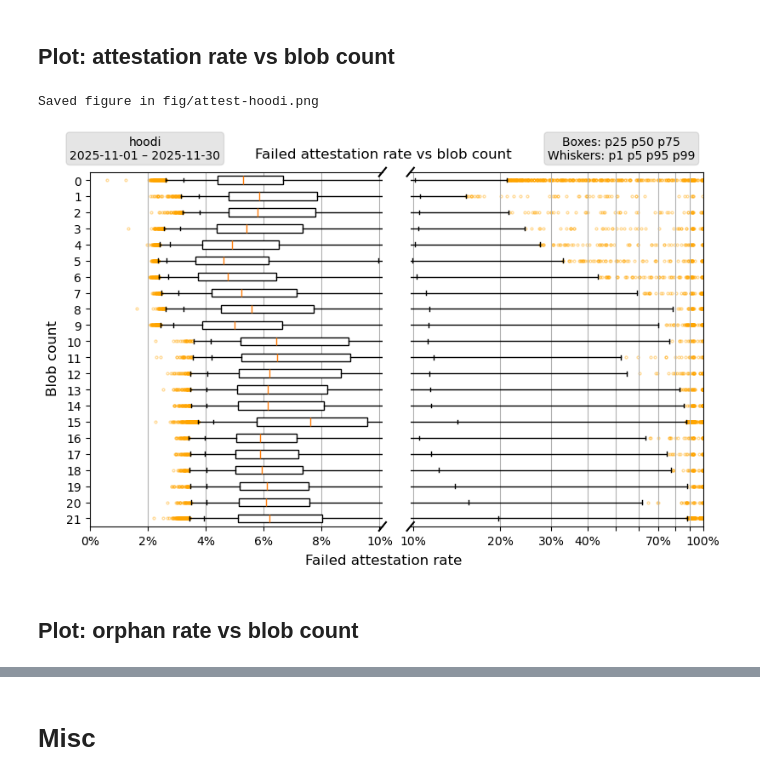
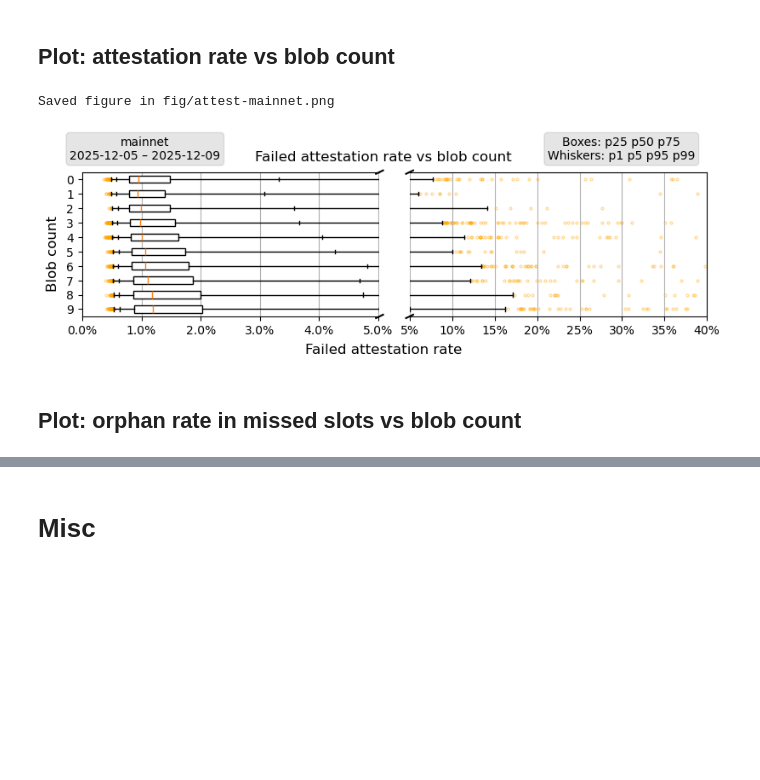
Before and after one commit to chainbound/blob-seeder-data, a Jupyter notebook: xatu_queries_plots.ipynb, the cells around one changed output, grey strips where cells are left out. Saved outputs shown, nothing was run; the diff lists cells and outputs as text; code cells hidden in the pictures; blank space fills up the shorter version.

```diff
--- a/xatu_queries_plots.ipynb
+++ b/xatu_queries_plots.ipynb
@@ -740,7 +632,7 @@ Saved figure in fig/blocks-networks.png
 ## Plot: block discovery latency vs blob count
 # %%
 # Filter early by network for speed
-network = 'hoodi'
+network = 'mainnet'
 if DEVNET5:
     network = 'fusaka-devnet-5'
 
@@ -765,6 +657,9 @@ df_blobs = None
 data = {}
 blobs_min = df['blob_count'].min()
 blobs_max = df['blob_count'].max()
+if DEVNET5:
+    # Filter out data above 32 blobs because too sparse
+    blobs_max = 32
 for i in range(blobs_min, blobs_max + 1):
     data[i] = df[ df['blob_count'] == i ]['block_latency'].reset_index(drop=True)
     data[i] = data[i].dropna()
@@ -772,12 +667,15 @@ for i in range(blobs_min, blobs_max + 1):
 df = None
 #print(data[10])
 
-figsize = (8, 3)
+figsize = (8, 2.5)
 xlim = 5*1000
 if blobs_max > 10:
+    figsize = (8, 3.5)
+if blobs_max > 20:
     figsize = (8, 5)
 if DEVNET5:
-    figsize = (8,15)
+    #figsize = (8,15)
+    figsize = (8, 7)
     xlim = 8*1000
 
 fig, ax = plt.subplots(1, 1, constrained_layout=True, figsize=figsize)
@@ -803,7 +701,7 @@ ytext = {
 addParametersBox(ytext[network])
 addExplainerBox(ytext[network])
 
-saveFig(f"blobs-{network}")
+saveFig(f"latency-{network}")
 plt.show()
 data = None
 # %% [output]
@@ -813,7 +711,7 @@ Saved figure in fig/blobs-hoodi.png
 ## Plot: attestation rate vs blob count
 # %%
 # Filter early by network for speed
-network = 'hoodi'
+network = 'mainnet'
 if DEVNET5:
     network = 'fusaka-devnet-5'
 
@@ -829,7 +727,6 @@ df = pd.merge(df_att, df_blobs, on=['network', 'slot'], how='left')
 # If the blob data for a block is NaN, it means there are no blob in that block
 df['blob_count'] = df['blob_count'].fillna(0).astype(np.uint32)
 df['total_blob_size'] = df['total_blob_size'].fillna(0).astype(np.uint32)
-#print(df)
 
 df_att = None
 df_blobs = None
@@ -838,6 +735,9 @@ df_blobs = None
 data = {}
 blobs_min = df['blob_count'].min()
 blobs_max = df['blob_count'].max()
+if DEVNET5:
+    # Filter out data above 32 blobs because too sparse
+    blobs_max = 32
 for i in range(blobs_min, blobs_max + 1):
     mask = df['blob_count'] == i
     data[i] = 1.0 - df[mask]['attested_validators'] / df[mask]['total_validators']
@@ -875,56 +775,71 @@ def attestSplitPlot(figsize):
     boxplot(ax[0], [data[i] for i in columns_order])
     boxplot(ax[1], [data[i] for i in columns_order])
 
-    ax[1].set_xscale('log')
+    #ax[1].set_xscale('log')
     ax[0].set_yticklabels(columns_order)
     ax[1].set_yticks([])
 
     return fig, ax
 
 
+figsize = (8, 2.5)
+if blobs_max > 10:
+    figsize = (8, 3.5)
+if blobs_max > 20:
+    figsize = (8, 5)
+if DEVNET5:
+    #figsize = (8,15)
+    figsize = (8, 7)
+
 fig, ax, ytext = None, None, None
 if network == 'mainnet':
-    fig, ax = attestSplitPlot(figsize=(8, 3))
+    #fig, ax = attestOnePlot(figsize=figsize, xlims=(0, 0.15))
+    fig, ax = attestSplitPlot(figsize=figsize)
     ytext = 0.99
 
-    ax[0].set_xlim(0, 0.0102)
-    ax[1].set_xlim(0.0098, 1)
+    #ax[0].set_xlim(0, 0.0102)
+    #ax[1].set_xlim(0.0098, 0.4)
+    #ax[1].set_xticks([0.01, 0.1, 0.2, 0.3, 0.4])
+    ax[0].set_xlim(0, 0.0502)
+    ax[1].set_xlim(0.0498, 0.4)
     ax[0].xaxis.set_major_formatter(ticker.FuncFormatter(lambda x, pos: "%.1f%%" % (x*100)))
     ax[1].xaxis.set_major_formatter(ticker.FuncFormatter(lambda x, pos: "%.0f%%" % (x*100)))
 
 if network == 'hoodi':
-    fig, ax = attestSplitPlot(figsize=(8, 5))
+    fig, ax = attestSplitPlot(figsize=figsize)
     ytext = 0.99
 
     ax[0].set_xlim(0, 0.101)
-    ax[1].set_xlim(0.098, 1)
+    ax[1].set_xlim(0.098, 0.4)
     ax[0].xaxis.set_major_formatter(ticker.FuncFormatter(lambda x, pos: "%.0f%%" % (x*100)))
-    ax[1].set_xticks([0.1 * i for i in range(1, 11)])
-    ax[1].set_xticklabels(["10%", "20%", "30%", "40%", "", "", "70%", "", "", "100%"])
+    #ax[1].set_xticks([0.1 * i for i in range(1, 11)])
+    ax[1].set_xticks([0.1, 0.2, 0.3, 0.4])
+    ax[1].set_xticklabels(["10%", "20%", "30%", "40%"])
 
 if network == 'sepolia':
-    fig, ax = attestOnePlot(figsize=(8, 5), xlims=(0, 0.4))
+    fig, ax = attestOnePlot(figsize=figsize, xlims=(0, 0.4))
     ytext = 0.995
 
 if network == 'fusaka-devnet-5':
-    fig, ax = attestOnePlot(figsize=(8, 15), xlims=(0, 1))
+    #fig, ax = attestOnePlot(figsize=(8, 15), xlims=(0, 1))
+    fig, ax = attestOnePlot(figsize=figsize, xlims=(0, 1))
     ytext = 0.997
 
     ax.xaxis.set_minor_locator(ticker.MultipleLocator(0.1))
     ax.xaxis.set_minor_formatter(ticker.FuncFormatter(lambda x, pos: "%.0f%%" % (x*100)))
 
 fig.supxlabel('Failed attestation rate')
 fig.supylabel('Blob count')
 fig.suptitle('Failed attestation rate vs blob count')
 addParametersBox(ytext)
 addExplainerBox(ytext)
 
 saveFig(f"attest-{network}")
 plt.show()
 data = None
 # %% [output]
-Saved figure in fig/attest-hoodi.png
+Saved figure in fig/attest-mainnet.png
-[figure, old version]
+[figure, new version]
 # %% [markdown]
-## Plot: orphan rate vs blob count
+## Plot: orphan rate in missed slots vs blob count
 # %%
```
Also changed, not shown: parts of 17 cells of this notebook.
